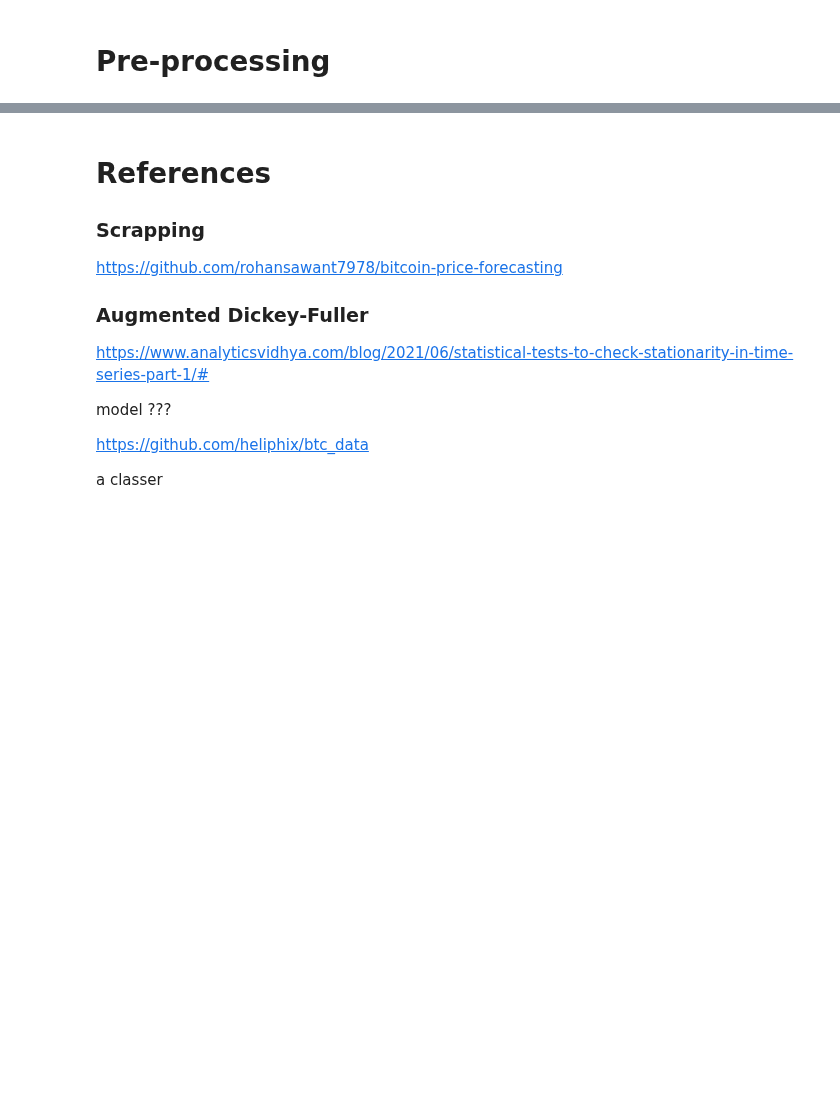
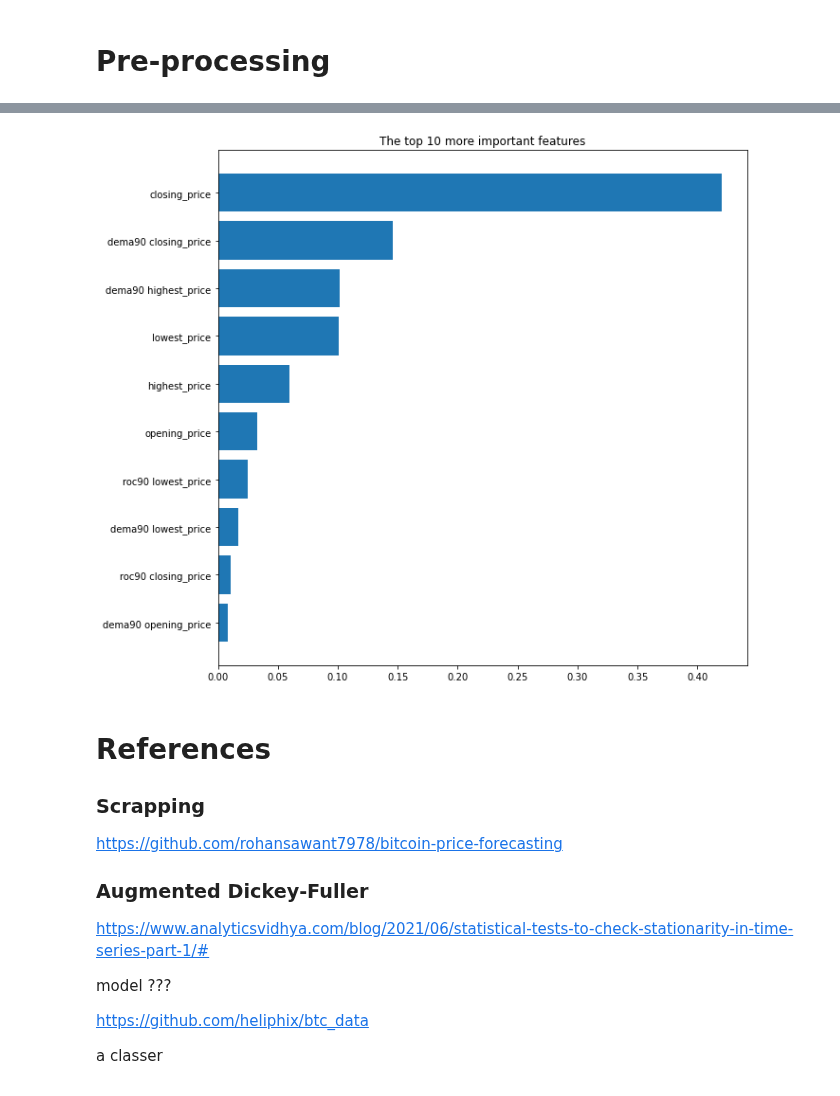
Before and after one commit to rafaelbrutti/MVA, a Jupyter notebook: ML - Time Series/Time-series forecasting of Bitcoin Prices/project.ipynb, the cells around one changed output, grey strips where cells are left out. Cells and saved outputs as stored; diff of their text form; code cells hidden in the pictures; blank space fills up the shorter version.

```diff
--- a/ML - Time Series/Time-series forecasting of Bitcoin Prices/project.ipynb
+++ b/ML - Time Series/Time-series forecasting of Bitcoin Prices/project.ipynb
@@ -601,4 +604,2 @@ from sklearn.preprocessing import RobustScaler,MinMaxScaler
 # %% [markdown]
 # Pre-processing
-# %%
-final_df = final_df.interpolate()
@@ -617,7 +618,7 @@ final_df[missing_values.index] = final_df[missing_values.index].fillna(final_df[
 final_df["class"] = (np.sign(final_df["closing_price"] - final_df["closing_price"].shift()) + 1)//2
 final_df["class"][0] = 1 # otherwise, it's a NaN value
 # %%
-data = final_df.drop("class",axis = 1)
-Y = final_df["class"]
+data = final_df.drop(["class","next_day_closing_price"],axis = 1)
+Y = final_df["next_day_closing_price"]
 
 X_train, X_test, Y_train, Y_test = train_test_split(data, Y, test_size = 0.2)
@@ -704,0 +625,11 @@ RandomForestRegressor(n_jobs=-1, random_state=1, verbose=5)
+# %%
+scaler = RobustScaler()
+X_scaled = X_train.copy()
+X_scaled[X_train.columns] = scaler.fit_transform(X_train[X_train.columns])
+
+scaler = MinMaxScaler()
+X_scaled[X_train.columns] =  scaler.fit_transform(X_scaled[X_train.columns])
+
+rf = RandomForestRegressor(n_estimators=100,n_jobs=-1,bootstrap=True,
+                           verbose=5,random_state=1)
+rf.fit(X_scaled,Y_train)
@@ -705,3 +692,13 @@ RandomForestRegressor(n_jobs=-1, random_state=1, verbose=5)
+# %%
+plt.figure(figsize=(10,10))
+plt.title("The top 10 more important features")
+f_i = list(zip(final_df.columns,rf.feature_importances_))
+f_i.sort(key = lambda x : x[1])
+plt.barh([x[0] for x in f_i[-10:]],[x[1] for x in f_i[-10:]])
+
+plt.show()
+# %% [output]
+[figure, added]
 # %% [markdown]
 # References
 
```
Also changed, not shown: parts of 16 cells of this notebook.
